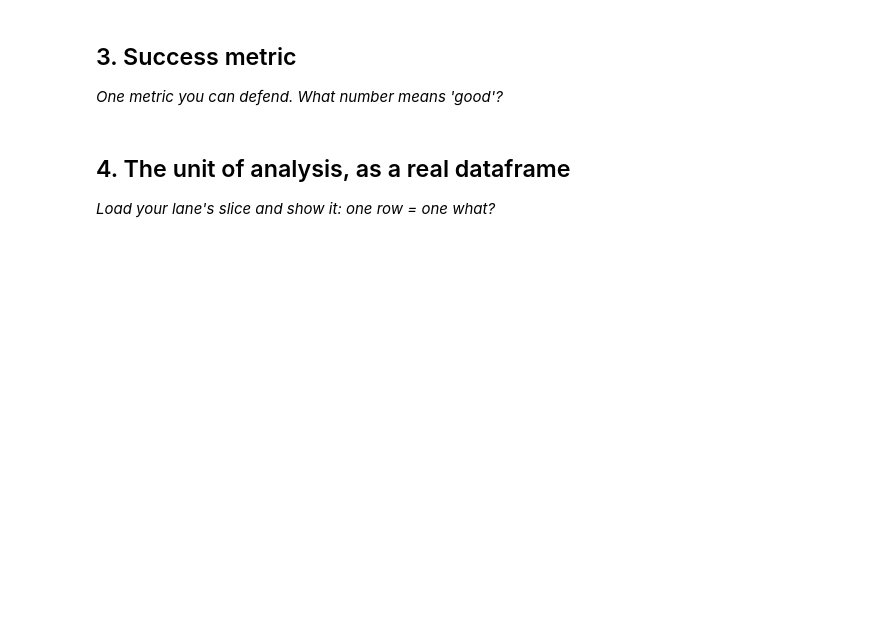
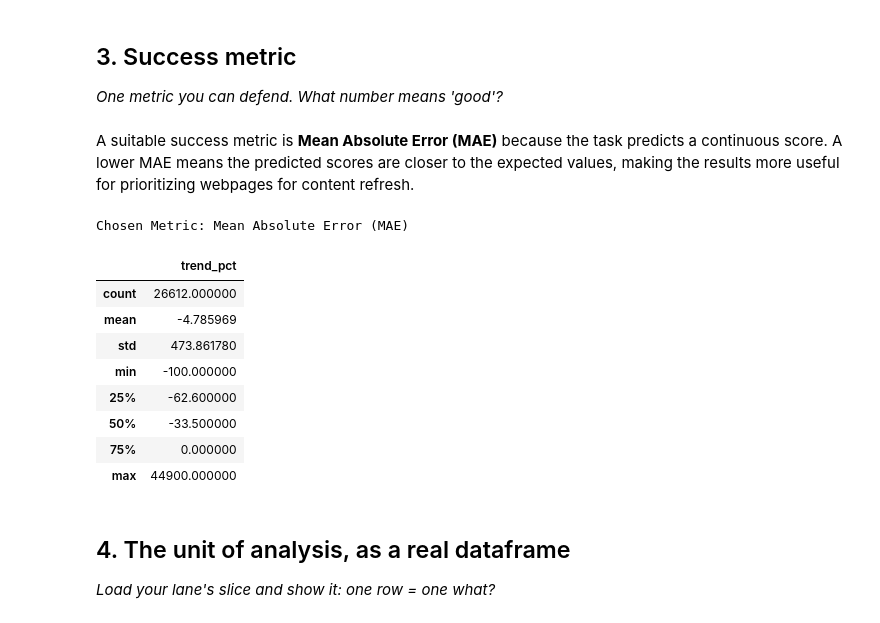
Before and after one commit to FatimaNdeem/Flyrank-ml-internship., a Jupyter notebook: work/notebooks/w02_ml_task_framing.ipynb, the cells around one changed output. Cells and saved outputs as stored; diff of their text form; code cells hidden in the pictures; blank space fills up the shorter version.

```diff
--- a/work/notebooks/w02_ml_task_framing.ipynb
+++ b/work/notebooks/w02_ml_task_framing.ipynb
@@ -30,3 +79,19 @@ This skeleton is yours to fill. Work the sections **in order** — each one has
+# %% [markdown]
+A suitable success metric is **Mean Absolute Error (MAE)** because the task predicts a continuous score. A lower MAE means the predicted scores are closer to the expected values, making the results more useful for prioritizing webpages for content refresh.
+# %%
+print("Chosen Metric: Mean Absolute Error (MAE)")
+df[["trend_pct"]].describe()
+# %% [output]
+Chosen Metric: Mean Absolute Error (MAE)
+|  | trend_pct |
+| count | 26612.000000 |
+| mean | -4.785969 |
+| std | 473.861780 |
+| min | -100.000000 |
+| 25% | -62.600000 |
+| 50% | -33.500000 |
+| 75% | 0.000000 |
+| max | 44900.000000 |
 # %% [markdown]
 ## 4. The unit of analysis, as a real dataframe
 
```
Also changed, not shown: parts of 17 cells of this notebook.
